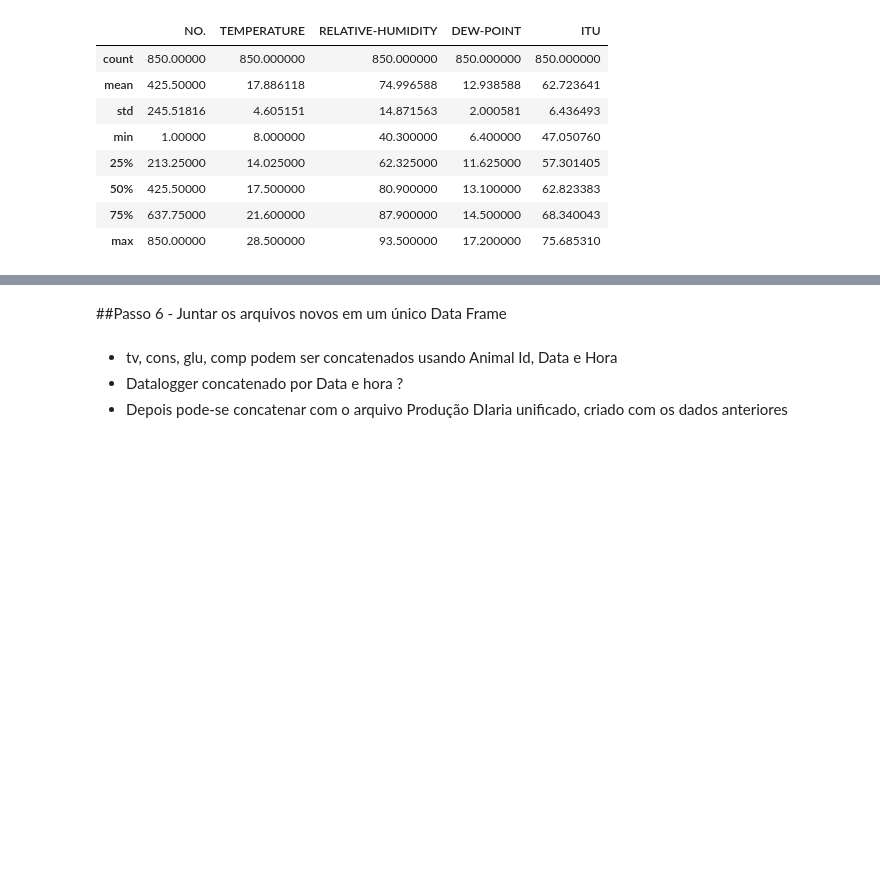
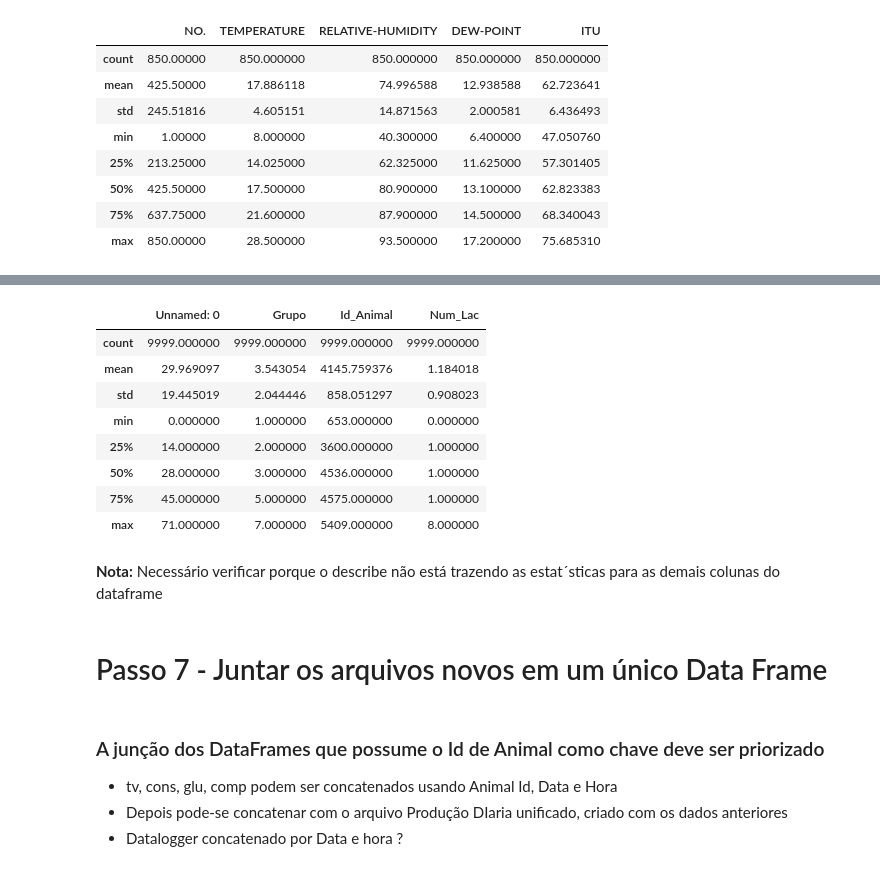
Before and after one commit to InstitutodaVinci3/vancouver, a Jupyter notebook: MedMepNewData.ipynb, the cells around one changed output, grey strips where cells are left out. Drawn from its saved outputs; the diff is of its cells as text; code cells hidden in the pictures; blank space fills up the shorter version.

```diff
--- a/MedMepNewData.ipynb
+++ b/MedMepNewData.ipynb
@@ -301,6 +348,21 @@ dtlog.describe()
+# %%
+prod_dia.describe()
+# %% [output]
+|  | Unnamed: 0 | Grupo | Id_Animal | Num_Lac |
+| count | 9999.000000 | 9999.000000 | 9999.000000 | 9999.000000 |
+| mean | 29.969097 | 3.543054 | 4145.759376 | 1.184018 |
+| std | 19.445019 | 2.044446 | 858.051297 | 0.908023 |
+| min | 0.000000 | 1.000000 | 653.000000 | 0.000000 |
+| 25% | 14.000000 | 2.000000 | 3600.000000 | 1.000000 |
+| 50% | 28.000000 | 3.000000 | 4536.000000 | 1.000000 |
+| 75% | 45.000000 | 5.000000 | 4575.000000 | 1.000000 |
+| max | 71.000000 | 7.000000 | 5409.000000 | 8.000000 |
+# %% [markdown]
+**Nota:** Necessário verificar porque o describe não está trazendo as estat´sticas para as demais colunas do dataframe
 # %% [markdown]
-##Passo 6 - Juntar os arquivos novos em um único Data Frame
+# Passo 7 - Juntar os arquivos novos em um único Data Frame
 # %% [markdown]
+### A junção dos DataFrames que possume o Id de Animal como chave deve ser priorizado
 - tv, cons, glu, comp podem ser concatenados usando Animal Id, Data e Hora
+- Depois pode-se concatenar com o arquivo Produção DIaria unificado, criado com os dados anteriores
 - Datalogger concatenado por Data e hora ?
-- Depois pode-se concatenar com o arquivo Produção DIaria unificado, criado com os dados anteriores
```
Also changed, not shown: parts of 8 cells of this notebook.
